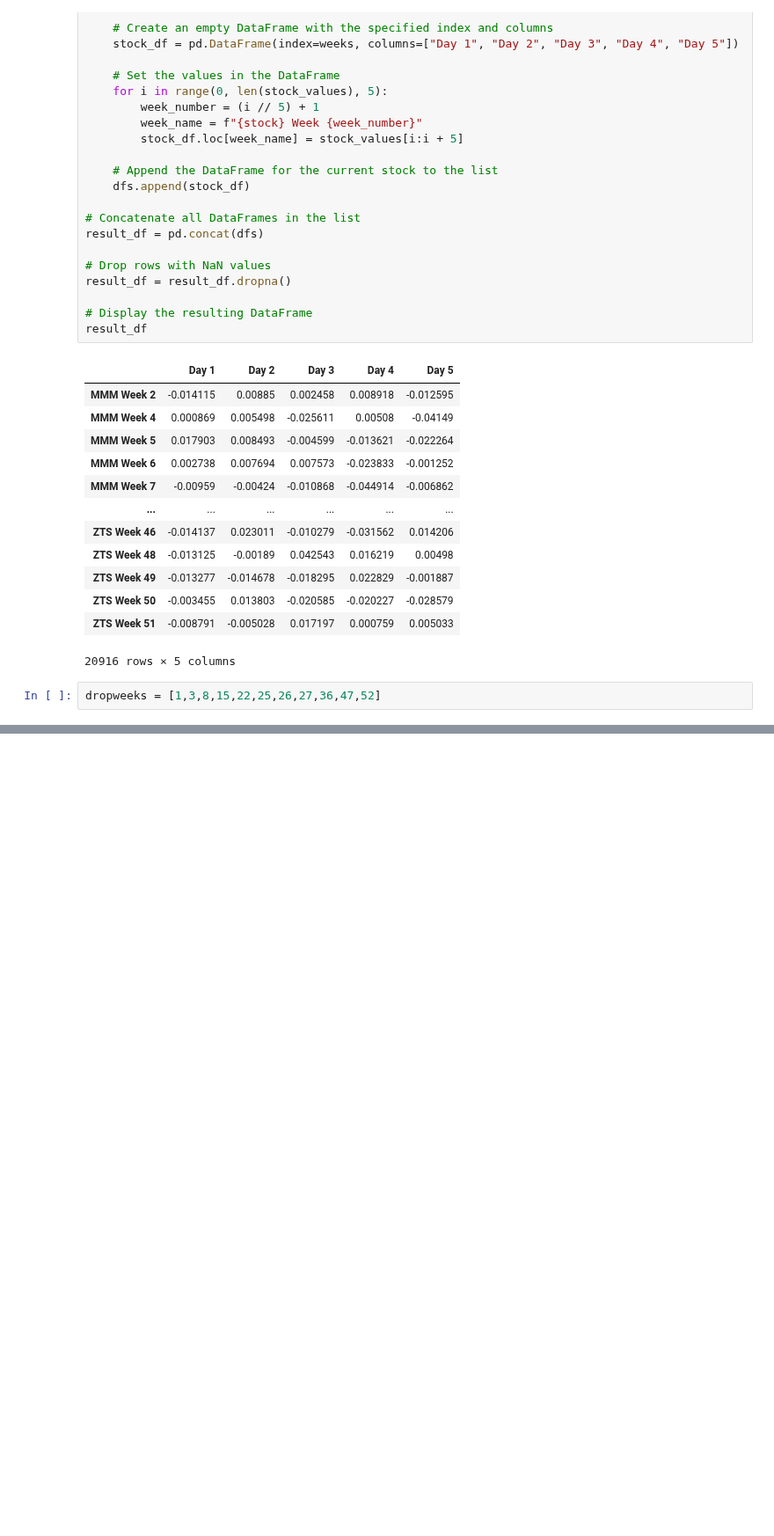
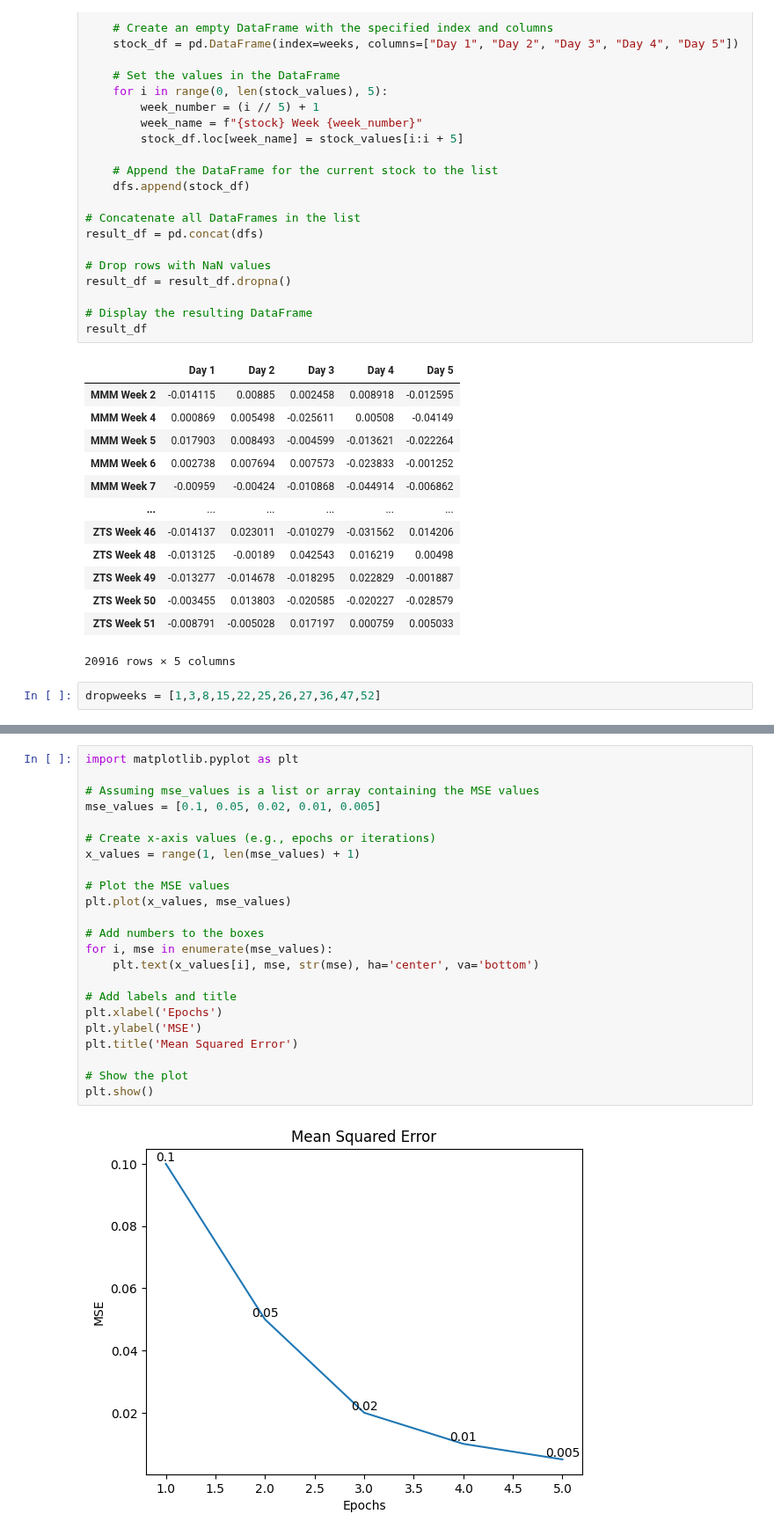
Before and after one commit to ktongk/BTT-JPMC-1, a Jupyter notebook: Anna/XGBOOST.ipynb, the cells around one changed output, grey strips where cells are left out. Shown at 88% size. Drawn from its saved outputs; the diff is of its cells as text; blank space fills up the shorter version.

```diff
--- a/Anna/XGBOOST.ipynb
+++ b/Anna/XGBOOST.ipynb
@@ -636,0 +837,25 @@ dropweeks = [1,3,8,15,22,25,26,27,36,47,52]
+# %%
+import matplotlib.pyplot as plt
+
+# Assuming mse_values is a list or array containing the MSE values
+mse_values = [0.1, 0.05, 0.02, 0.01, 0.005]
+
+# Create x-axis values (e.g., epochs or iterations)
+x_values = range(1, len(mse_values) + 1)
+
+# Plot the MSE values
+plt.plot(x_values, mse_values)
+
+# Add numbers to the boxes
+for i, mse in enumerate(mse_values):
+    plt.text(x_values[i], mse, str(mse), ha='center', va='bottom')
+
+# Add labels and title
+plt.xlabel('Epochs')
+plt.ylabel('MSE')
+plt.title('Mean Squared Error')
+
+# Show the plot
+plt.show()
+# %% [output]
+[figure, added]
```
Also changed, not shown: parts of 26 cells of this notebook, 2 other files.
